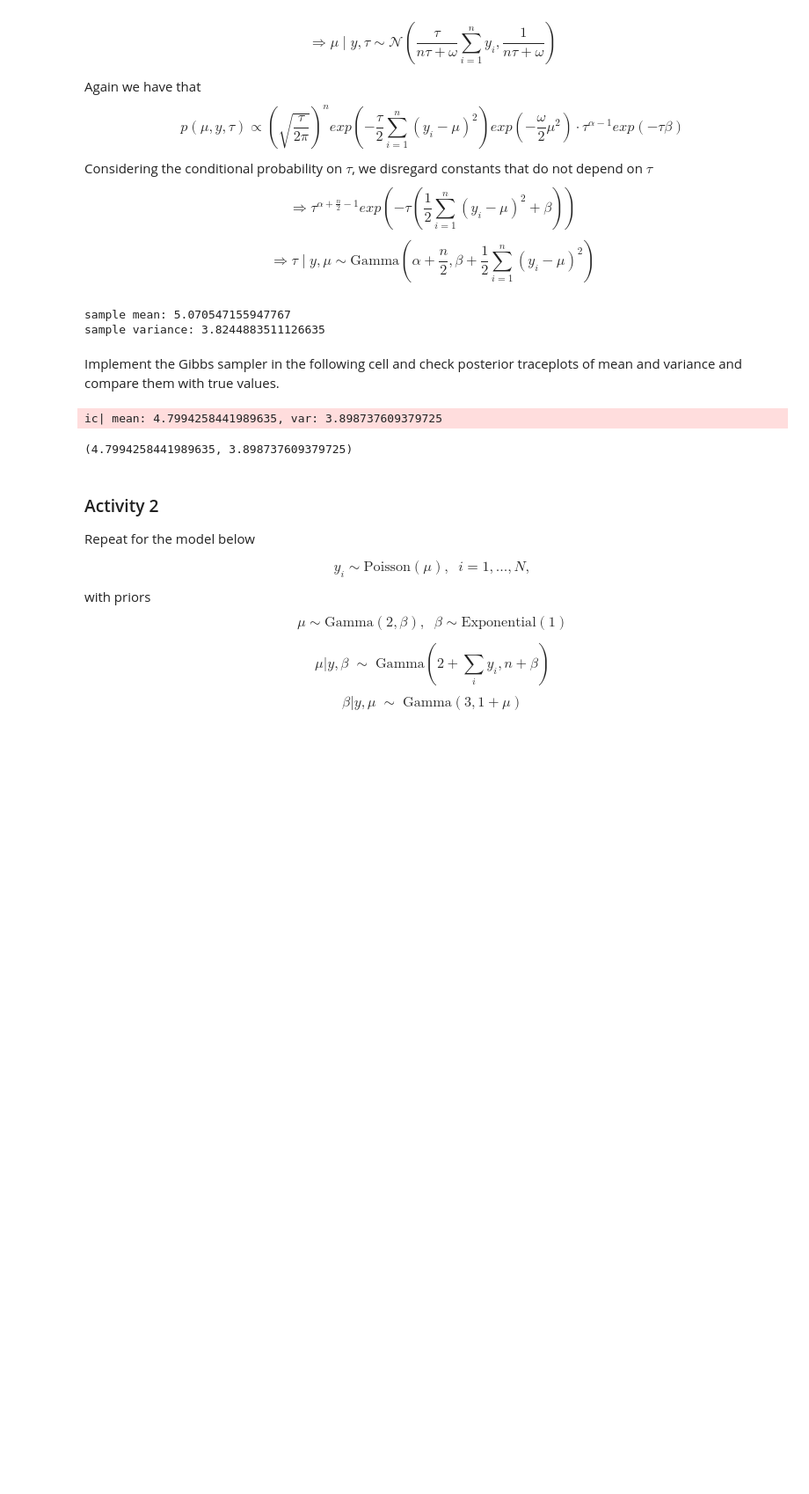
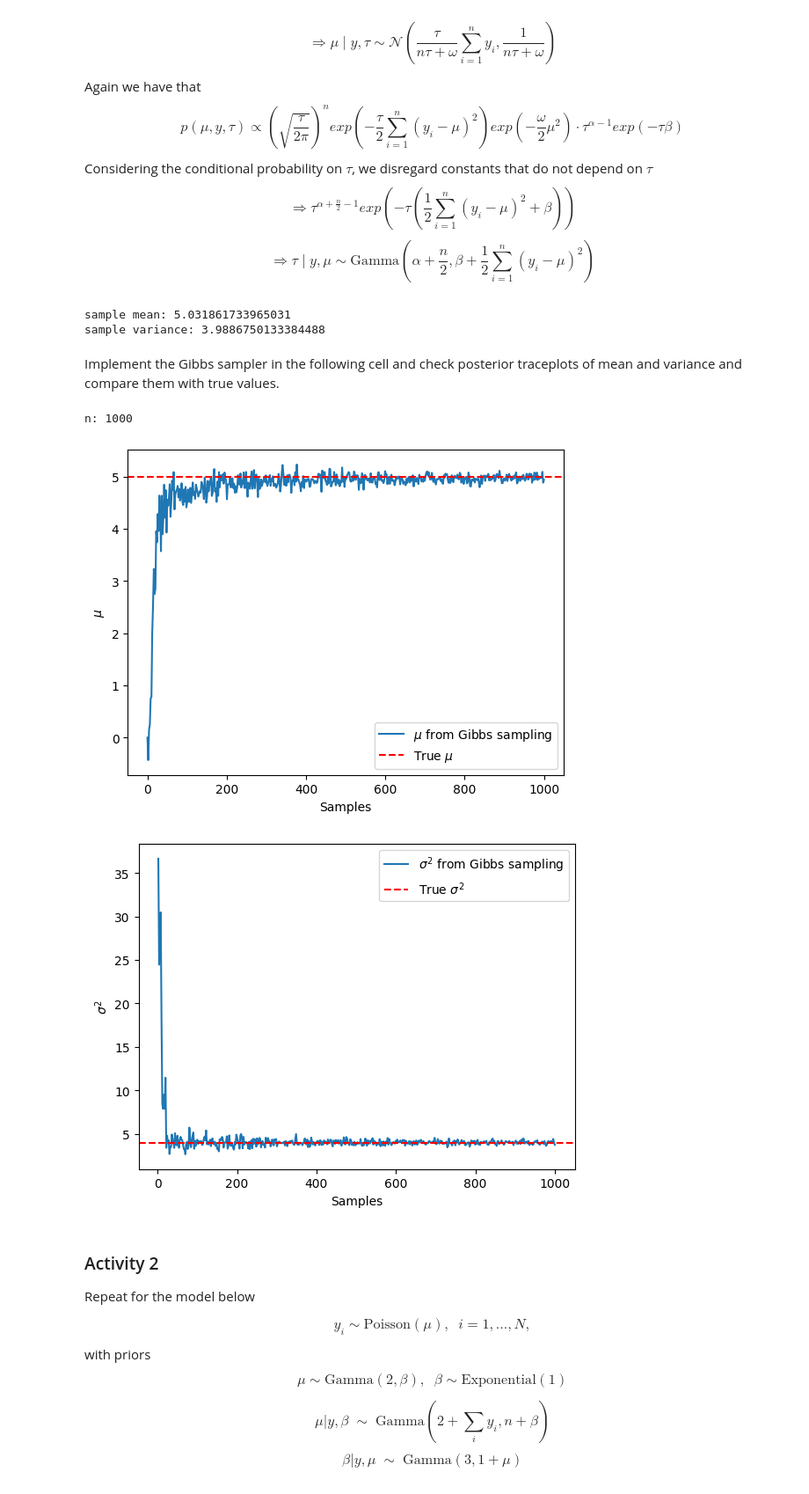
Before and after one commit to erik-norlin/SSY316-Advanced-Probabilistic-Machine-Learning, a Jupyter notebook: python-lab-4/python-lab-4-erik-norlin-matthew-newson.ipynb, the cells around one changed output. Shown at 88% size. Drawn from its saved outputs; the diff is of its cells as text; code cells hidden in the pictures; blank space fills up the shorter version.

Commit message:
python lab 4 done

```diff
--- a/python-lab-4/python-lab-4-erik-norlin-matthew-newson.ipynb
+++ b/python-lab-4/python-lab-4-erik-norlin-matthew-newson.ipynb
@@ -62,11 +62,11 @@ $$
 $$
 # %%
 #Simulated data to check the Gibbs sampler
-n = 100 #sample size
+n = 1000 #sample size
 sigma_true = 2
 sigma2_true = sigma_true**2
 mu_true = 5
-np.random.seed(4)
+# np.random.seed(4)
 y = mu_true + np.random.randn(n)*sigma_true
 ybar = np.mean(y)
 S2 = np.sum((y-ybar)**2)
@@ -74,47 +74,103 @@ S2 = np.sum((y-ybar)**2)
 print('sample mean:',ybar)
 print('sample variance:',S2/(n-1))
 # %% [output]
-sample mean: 5.070547155947767
-sample variance: 3.8244883511126635
+sample mean: 5.031861733965031
+sample variance: 3.9886750133384488
 # %% [markdown]
 Implement the Gibbs sampler in the following cell and check posterior traceplots of mean and variance and compare them with true values.
 # %%
 def sample_mu(tau, y, w, n):
     mean = tau * np.sum(y) / (n*tau+w)
     var = 1/(n*tau+w)
     mu = np.random.normal(mean, np.sqrt(var))
     return mu
 
 def sample_tau(alpha, beta, mu, y, n):
     shape = alpha + n/2
     scale = beta + np.sum((y-mu)**2)/2
     tau = np.random.gamma(shape, 1/scale)
     return tau
 
 def gibbs_sampling(mu0, tau0, alpha, beta, w, y, n):
 
     mu = [mu0]
     tau = [tau0]
 
     for i in range(n-1):
 
         mu.append(sample_mu(tau[i], y, w, n))
         tau.append(sample_tau(alpha, beta, mu[i+1], y, n))
 
     return mu, tau
 
 alpha = 1
 beta = 1
 w = 1
 mu0 = 0
 tau0 = 0
-mu, tau = gibbs_sampling(mu0, tau0, alpha, beta, w, y, n)
-mean = np.mean(mu)
-var = np.sum((y-mean)**2)/(n-1)
-ic(mean, var)
+
+n_runs = 500
+y_arr = np.linspace(0,1000,n_runs)
+means = []
+vars = []
+
+# n = 100 #sample size
+# sigma_true = 2
+# sigma2_true = sigma_true**2
+# mu_true = 5
+# y = mu_true + np.random.randn(n)*sigma_true
+
+# mu, tau = gibbs_sampling(mu0, tau0, alpha, beta, w, y, n)
+# mean = np.mean(mu)
+# # var = np.sum((y-mean)**2)/(n-1)
+# var = 1/np.mean(np.array(tau))
+# means.append(mean)
+# vars.append(var)
+# ic(mean, var)
+
+for i in range(len(y_arr)):
+
+    n = int(y_arr[i]) #sample size
+    sigma_true = 2
+    sigma2_true = sigma_true**2
+    mu_true = 5
+    y = mu_true + np.random.randn(n)*sigma_true
+
+    alpha = 1
+    beta = 1
+    w = 1
+    mu0 = 0
+    tau0 = 0
+
+    mu, tau = gibbs_sampling(mu0, tau0, alpha, beta, w, y, n)
+    mean = np.mean(mu)
+    # var = np.sum((y-mean)**2)/(n-1)
+    var = 1/np.mean(np.array(tau))
+    means.append(mean)
+    vars.append(var)
+    # ic(mean, var)
+    print('n:', n, end='\r')
+# ic(mean, var)
+
+fig = plt.figure()
+plt.plot(y_arr, means, label='$\mu$ from Gibbs sampling')
+plt.axhline(mu_true, color='red', linestyle='--', label='True $\mu$')
+plt.legend(loc='lower right')
+plt.xlabel('Samples')
+plt.ylabel('$\mu$')
+fig.savefig(r'C:\Users\erikn\skola\SSY316-Advanced-Probabilistic-Machine-Learning\python-lab-4\report-images\mu_a1.png')
+
+fig = plt.figure()
+plt.plot(y_arr, vars, label='$\sigma^2$ from Gibbs sampling')
+plt.axhline(sigma2_true, color='red', linestyle='--', label='True $\sigma^2$')
+plt.legend(loc='upper right')
+plt.xlabel('Samples')
+plt.ylabel('$\sigma^2$')
+fig.savefig(r'C:\Users\erikn\skola\SSY316-Advanced-Probabilistic-Machine-Learning\python-lab-4\report-images\sigma2_a1.png')
 # %% [output]
-ic| mean: 4.7994258441989635, var: 3.898737609379725
+n: 1000
-(4.7994258441989635, 3.898737609379725)
+[figure, added]
+[figure, added]
 # %% [markdown]
 ### Activity 2
 Repeat for the model below
```
Also changed, not shown: parts of 8 cells of this notebook, 7 other files.
